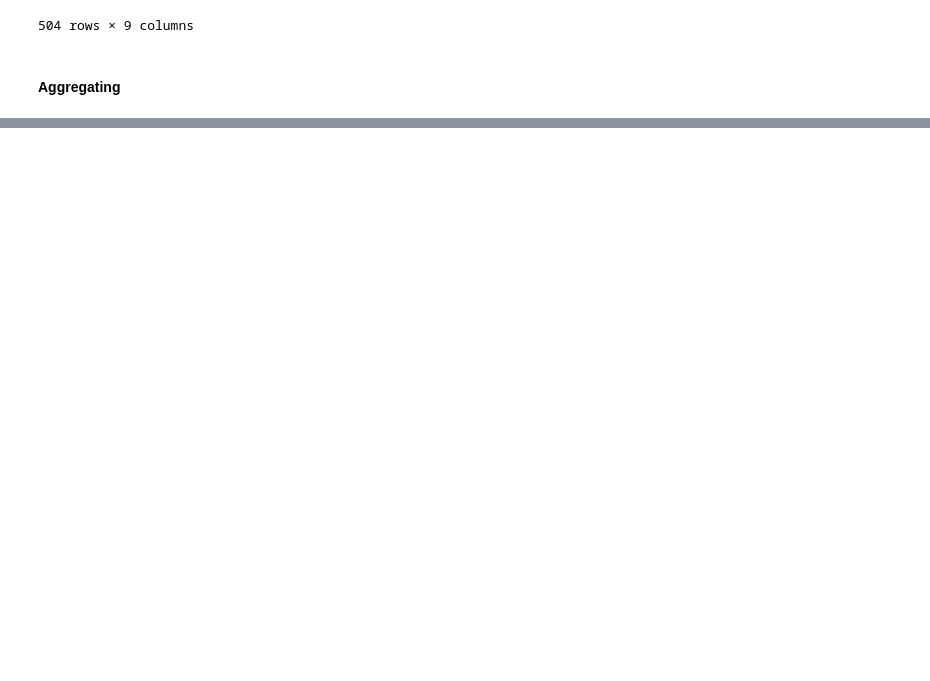
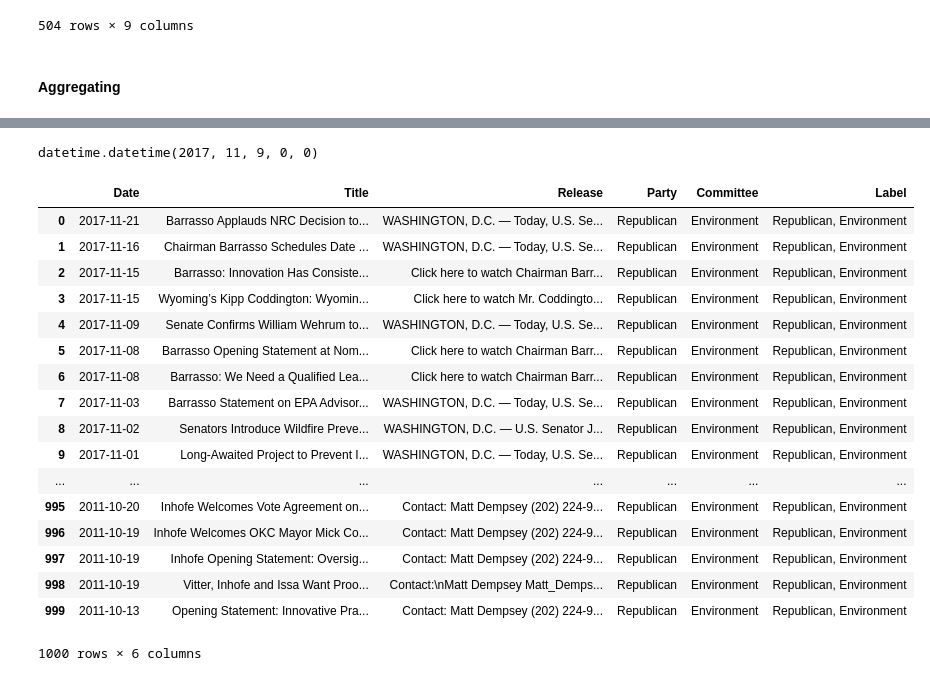
Before and after one commit to dgilbs/nlp_partisanship, a Jupyter notebook: Data_Cleaning.ipynb, the cells around one changed output, grey strips where cells are left out. Drawn from its saved outputs; the diff is of its cells as text; code cells hidden in the pictures; blank space fills up the shorter version.

```diff
--- a/Data_Cleaning.ipynb
+++ b/Data_Cleaning.ipynb
@@ -565,0 +620,3 @@ test = combine_dfs()
+# %%
+dem_env = pd.read_pickle("/Users/danielgilberg/data_science/metis/nlp_partisanship/data/environment/democratic_temp.pkl")
+rep_env = pd.read_pickle("/Users/danielgilberg/data_science/metis/nlp_partisanship/data/environment/republican_temp.pkl")
@@ -565,0 +629,19 @@ test = combine_dfs()
+# %%
+def get_env_date(date_str):
+    try:
+        date_arr = date_str.split(", ")
+        mo_name = date_arr[0].split(" ")[0]
+        year = int(date_arr[1])
+        day = int(date_arr[0].split(" ")[1])
+        months_dict = defaultdict(int)
+        for i in range(1,13):
+            mo = calendar.month_name[i]
+            months_dict[mo] = i
+        month = months_dict[mo_name]
+        return datetime(month=month, day=day, year=year)
+    except:
+        return ''
+
+get_env_date('November 9, 2017')
+# %% [output]
+datetime.datetime(2017, 11, 9, 0, 0)
@@ -565,0 +657,21 @@ test = combine_dfs()
+# %%
+rep_env
+# %% [output]
+|  | Date | Title | Release | Party | Committee | Label |
+| 0 | 2017-11-21 | Barrasso Applauds NRC Decision to... | WASHINGTON, D.C. — Today, U.S. Se... | Republican | Environment | Republican, Environment |
+| 1 | 2017-11-16 | Chairman Barrasso Schedules Date ... | WASHINGTON, D.C. — Today, U.S. Se... | Republican | Environment | Republican, Environment |
+| 2 | 2017-11-15 | Barrasso: Innovation Has Consiste... | Click here to watch Chairman Barr... | Republican | Environment | Republican, Environment |
+| 3 | 2017-11-15 | Wyoming’s Kipp Coddington: Wyomin... | Click here to watch Mr. Coddingto... | Republican | Environment | Republican, Environment |
+| 4 | 2017-11-09 | Senate Confirms William Wehrum to... | WASHINGTON, D.C. — Today, U.S. Se... | Republican | Environment | Republican, Environment |
+| 5 | 2017-11-08 | Barrasso Opening Statement at Nom... | Click here to watch Chairman Barr... | Republican | Environment | Republican, Environment |
+| 6 | 2017-11-08 | Barrasso: We Need a Qualified Lea... | Click here to watch Chairman Barr... | Republican | Environment | Republican, Environment |
+| 7 | 2017-11-03 | Barrasso Statement on EPA Advisor... | WASHINGTON, D.C. — Today, U.S. Se... | Republican | Environment | Republican, Environment |
+| 8 | 2017-11-02 | Senators Introduce Wildfire Preve... | WASHINGTON, D.C. — U.S. Senator J... | Republican | Environment | Republican, Environment |
+| 9 | 2017-11-01 | Long-Awaited Project to Prevent I... | WASHINGTON, D.C. — Today, U.S. Se... | Republican | Environment | Republican, Environment |
+| ... | ... | ... | ... | ... | ... | ... |
+| 995 | 2011-10-20 | Inhofe Welcomes Vote Agreement on... | Contact: Matt Dempsey (202) 224-9... | Republican | Environment | Republican, Environment |
+| 996 | 2011-10-19 | Inhofe Welcomes OKC Mayor Mick Co... | Contact: Matt Dempsey (202) 224-9... | Republican | Environment | Republican, Environment |
+| 997 | 2011-10-19 | Inhofe Opening Statement: Oversig... | Contact: Matt Dempsey (202) 224-9... | Republican | Environment | Republican, Environment |
+| 998 | 2011-10-19 | Vitter, Inhofe and Issa Want Proo... | Contact:\nMatt Dempsey Matt_Demps... | Republican | Environment | Republican, Environment |
+| 999 | 2011-10-13 | Opening Statement: Innovative Pra... | Contact: Matt Dempsey (202) 224-9... | Republican | Environment | Republican, Environment |
+1000 rows × 6 columns
```
Also changed, not shown: parts of 25 cells of this notebook, 9 other files.
